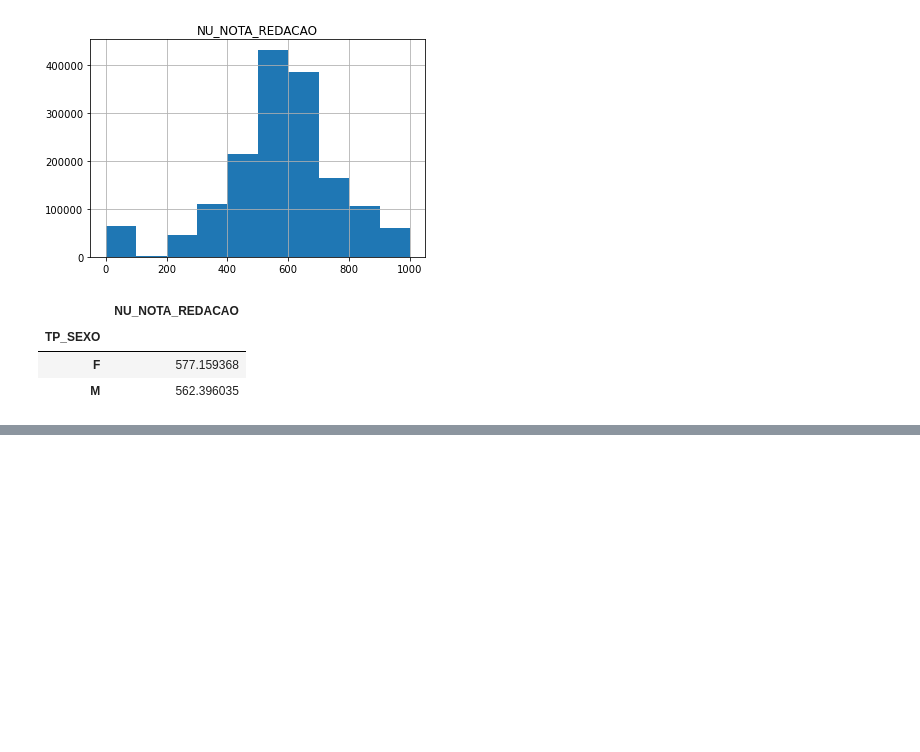
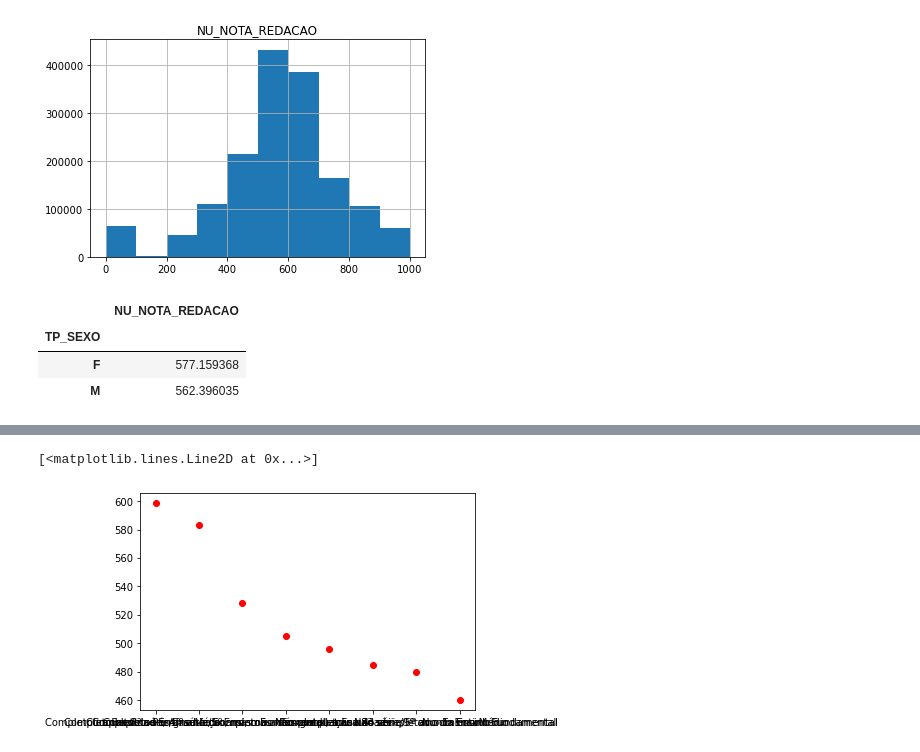
Before and after one commit to PaulaFQueiroz/EDA-portfolio, a Jupyter notebook: Exploratory Data Analysis - ENEM.ipynb, the cells around one changed output, grey strips where cells are left out. Drawn from its saved outputs; the diff is of its cells as text; code cells hidden in the pictures; blank space fills up the shorter version.

```diff
--- a/Exploratory Data Analysis - ENEM.ipynb
+++ b/Exploratory Data Analysis - ENEM.ipynb
@@ -143,0 +295,5 @@ column_TP_SEX_N_REDACAO.groupby('TP_SEXO').mean()
+# %%
+plt.plot(mom_math_grade , "ro")
+# %% [output]
+[<matplotlib.lines.Line2D at 0x...>]
+[figure, added]
```
Also changed, not shown: parts of 21 cells of this notebook.
